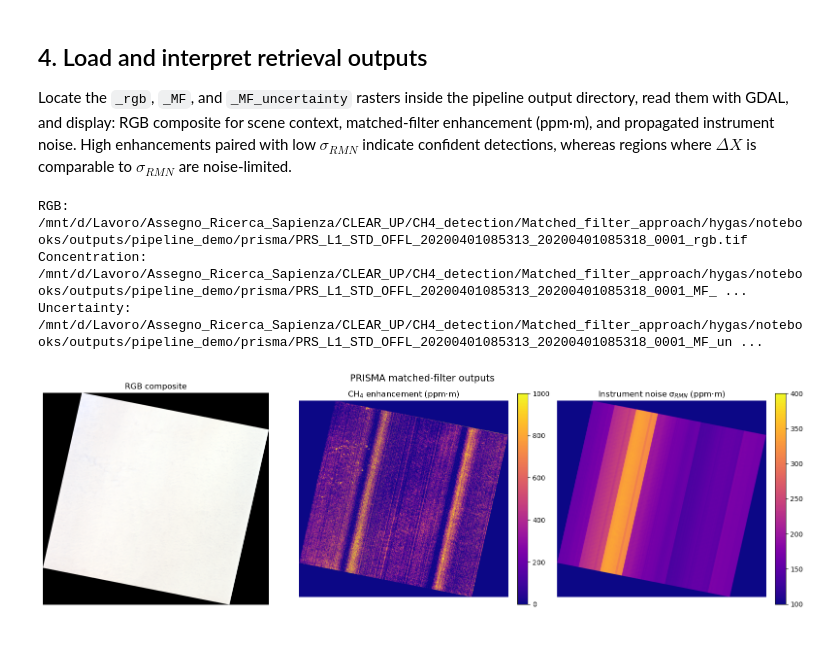
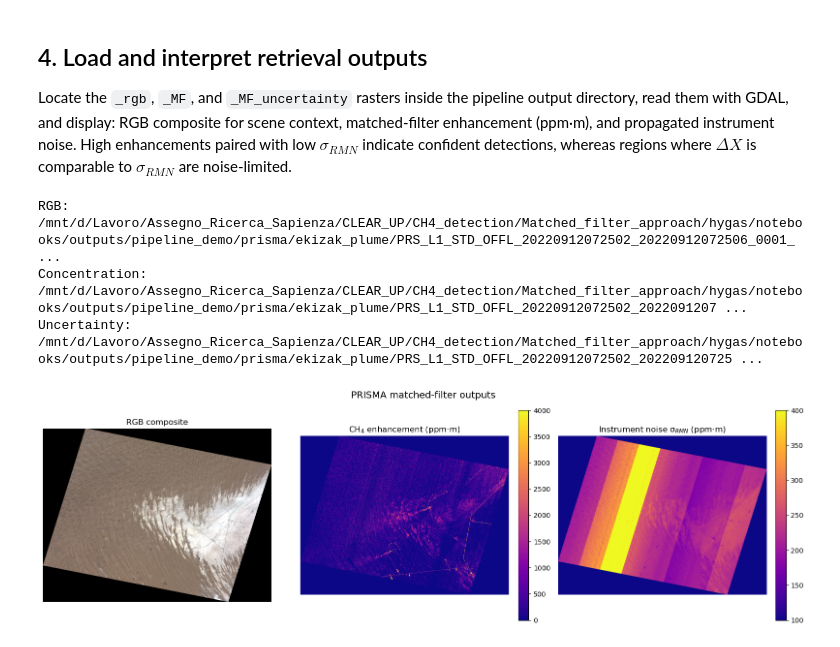
Before and after one commit to AlFe23/hygas, a Jupyter notebook: notebooks/matched_filter_demo_prisma.ipynb, the cells around one changed output. Drawn from its saved outputs; the diff is of its cells as text; code cells hidden in the pictures.

```diff
--- a/notebooks/matched_filter_demo_prisma.ipynb
+++ b/notebooks/matched_filter_demo_prisma.ipynb
@@ -41,6 +41,7 @@ Repository root: /mnt/d/Lavoro/Assegno_Ricerca_Sapienza/CLEAR_UP/CH4_detection/M
 Set the PRISMA L1 (radiance) and L2C (geometry) products, DEM, LUT, and SNR reference paths alongside the matched-filter parameters. The spectral window (2.1-2.45 um) isolates methane absorption lines, `k` controls the number of k-means clusters for background covariance, and `save_rads=False` avoids persisting intermediate cubes. The LUT is parametrised by solar zenith, atmospheric water vapour, and terrain height derived from the metadata.
 # %%
 SENSOR = 'prisma'
+PIPELINE_OUTPUT_ROOT = NOTEBOOK_ROOT / 'outputs' / 'pipeline_demo' / SENSOR
 
 PRISMA_SCENES = {
     'ekizak_plume': {
@@ -49,7 +50,7 @@ PRISMA_SCENES = {
         'dem': Path('/mnt/d/Lavoro/Assegno_Ricerca_Sapienza/CLEAR_UP/CH4_detection/Matched_filter_approach/DEM_1Km/srtm30plus_v11_land.nc'),
         'lut': Path('/mnt/d/Lavoro/Assegno_Ricerca_Sapienza/CLEAR_UP/CH4_detection/Matched_filter_approach/LUTs/CH4_lut.hdf5'),
         'snr_reference': REPO_ROOT / 'notebooks' / 'outputs' / 'prisma' / '20200401085313' / 'snr_reference_columnwise.npz',
-        'output_dir': NOTEBOOK_ROOT / 'outputs' / 'pipeline_demo' / 'prisma',
+        'output_dir': PIPELINE_OUTPUT_ROOT / 'ekizak_plume',
         'min_wavelength': 2100.0,
         'max_wavelength': 2450.0,
         'k': 1,
@@ -60,14 +61,14 @@ PRISMA_SCENES = {
         'dem': Path('/mnt/d/Lavoro/Assegno_Ricerca_Sapienza/CLEAR_UP/CH4_detection/Matched_filter_approach/DEM_1Km/srtm30plus_v11_land.nc'),
         'lut': Path('/mnt/d/Lavoro/Assegno_Ricerca_Sapienza/CLEAR_UP/CH4_detection/Matched_filter_approach/LUTs/CH4_lut.hdf5'),
         'snr_reference': REPO_ROOT / 'notebooks' / 'outputs' / 'prisma' / '20200401085313' / 'snr_reference_columnwise.npz',
-        'output_dir': NOTEBOOK_ROOT / 'outputs' / 'pipeline_demo' / 'prisma',
+        'output_dir': PIPELINE_OUTPUT_ROOT / 'northern_state_background',
         'min_wavelength': 2100.0,
         'max_wavelength': 2450.0,
         'k': 1,
     },
 }
 
-SELECTED_SCENE = 'northern_state_background'  # switch to 'northern_state_background' for the methane-free case
+SELECTED_SCENE = 'ekizak_plume'  # switch to 'northern_state_background' for the methane-free case
 CONFIG = PRISMA_SCENES[SELECTED_SCENE]
 
 CONFIG['output_dir'].mkdir(parents=True, exist_ok=True)
@@ -143,35 +144,35 @@ else:
     rgb_img = rgb
 
 def _normalize_rgb(arr: np.ndarray) -> np.ndarray:
     high = np.quantile(arr, 0.995, axis=(0, 1), keepdims=True)
     high = np.clip(high, 1e-3, None)
     arr = np.clip(arr, 0, high)
     arr = arr / high
     return np.clip(arr, 0, 1)
 
 rgb_disp = _normalize_rgb(rgb_img.astype(np.float32))
 
 fig, axes = plt.subplots(1, 3, figsize=(16, 5))
 axes[0].imshow(rgb_disp)
 axes[0].set_title('RGB composite')
 axes[0].axis('off')
 
-im1 = axes[1].imshow(concentration, cmap='plasma', vmin=0, vmax=1000)
+im1 = axes[1].imshow(concentration, cmap='plasma', vmin=0, vmax=4000)
 axes[1].set_title('CH$_4$ enhancement (ppm·m)')
 plt.colorbar(im1, ax=axes[1], fraction=0.046, pad=0.04)
 
 im2 = axes[2].imshow(uncertainty, cmap='plasma', vmin=100, vmax=400)
 axes[2].set_title('Instrument noise σ$_{RMN}$ (ppm·m)')
 plt.colorbar(im2, ax=axes[2], fraction=0.046, pad=0.04)
 
 for ax in axes[1:]:
     ax.axis('off')
 
 fig.suptitle(SENSOR.upper() + ' matched-filter outputs', fontsize=14)
 plt.tight_layout()
 plt.show()
 # %% [output]
-RGB: /mnt/d/Lavoro/Assegno_Ricerca_Sapienza/CLEAR_UP/CH4_detection/Matched_filter_approach/hygas/notebooks/outputs/pipeline_demo/prisma/PRS_L1_STD_OFFL_20200401085313_20200401085318_0001_rgb.tif
-Concentration: /mnt/d/Lavoro/Assegno_Ricerca_Sapienza/CLEAR_UP/CH4_detection/Matched_filter_approach/hygas/notebooks/outputs/pipeline_demo/prisma/PRS_L1_STD_OFFL_20200401085313_20200401085318_0001_MF_ ...
-Uncertainty: /mnt/d/Lavoro/Assegno_Ricerca_Sapienza/CLEAR_UP/CH4_detection/Matched_filter_approach/hygas/notebooks/outputs/pipeline_demo/prisma/PRS_L1_STD_OFFL_20200401085313_20200401085318_0001_MF_un ...
+RGB: /mnt/d/Lavoro/Assegno_Ricerca_Sapienza/CLEAR_UP/CH4_detection/Matched_filter_approach/hygas/notebooks/outputs/pipeline_demo/prisma/ekizak_plume/PRS_L1_STD_OFFL_20220912072502_20220912072506_0001_ ...
+Concentration: /mnt/d/Lavoro/Assegno_Ricerca_Sapienza/CLEAR_UP/CH4_detection/Matched_filter_approach/hygas/notebooks/outputs/pipeline_demo/prisma/ekizak_plume/PRS_L1_STD_OFFL_20220912072502_2022091207 ...
+Uncertainty: /mnt/d/Lavoro/Assegno_Ricerca_Sapienza/CLEAR_UP/CH4_detection/Matched_filter_approach/hygas/notebooks/outputs/pipeline_demo/prisma/ekizak_plume/PRS_L1_STD_OFFL_20220912072502_202209120725 ...
-[figure, old version]
+[figure, new version]
```
Also changed, not shown: parts of 2 cells of this notebook, 5 other files.
